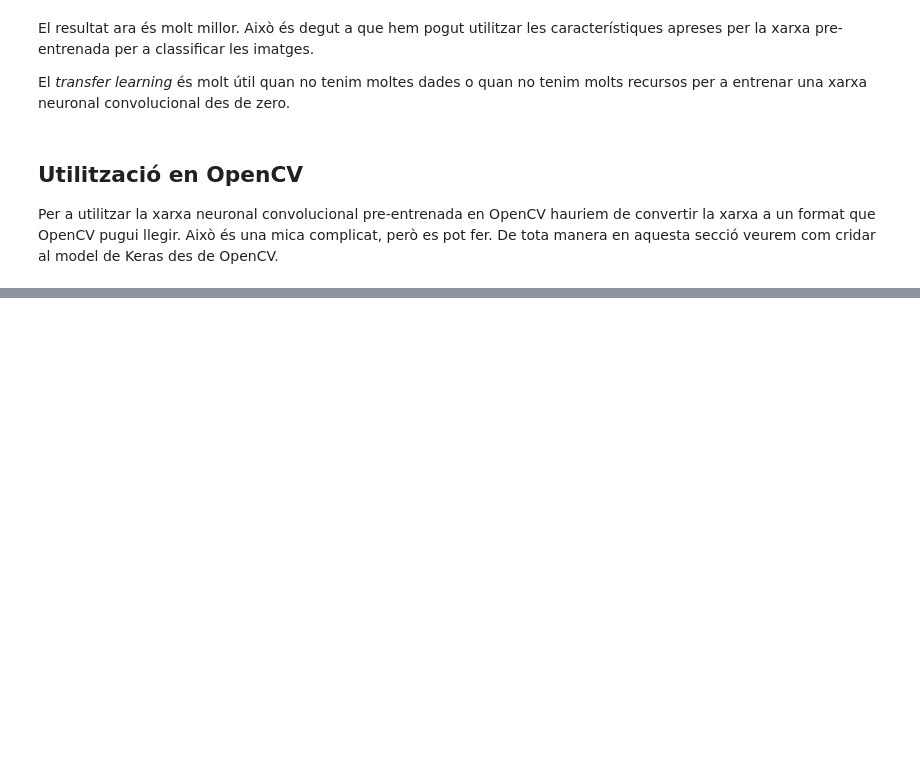
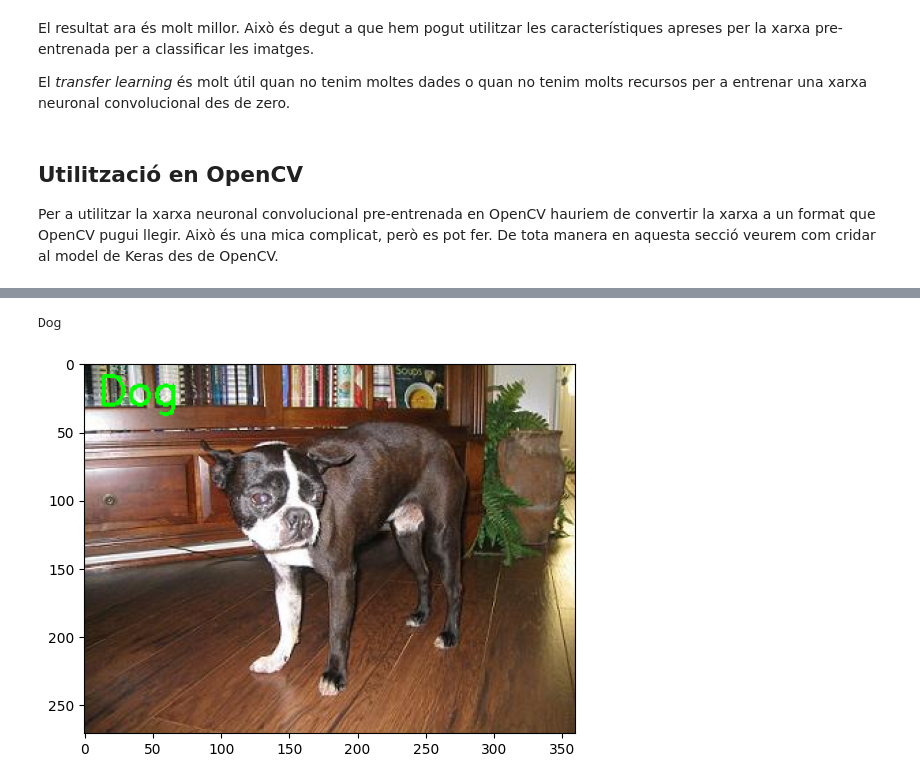
Before and after one commit to lawer/mia, a Jupyter notebook: apunts/2.-segon_trimestre/8.-Reconeixement imatges/2_Classificacio_imatges_gossos_gats_pytorch.ipynb, the cells around one changed output, grey strips where cells are left out. Cells and saved outputs as stored; diff of their text form; code cells hidden in the pictures; blank space fills up the shorter version.

```diff
--- a/apunts/2.-segon_trimestre/8.-Reconeixement imatges/2_Classificacio_imatges_gossos_gats_pytorch.ipynb
+++ b/apunts/2.-segon_trimestre/8.-Reconeixement imatges/2_Classificacio_imatges_gossos_gats_pytorch.ipynb
@@ -568,0 +774,5 @@ classify_image_opencv('data/PetImages/Dog/1.jpg')
+# %%
+classify_image_opencv(ds_test[200]['image'])
+# %% [output]
+Dog
+[figure, added]
```
Also changed, not shown: parts of 49 cells of this notebook, 2 other files.
